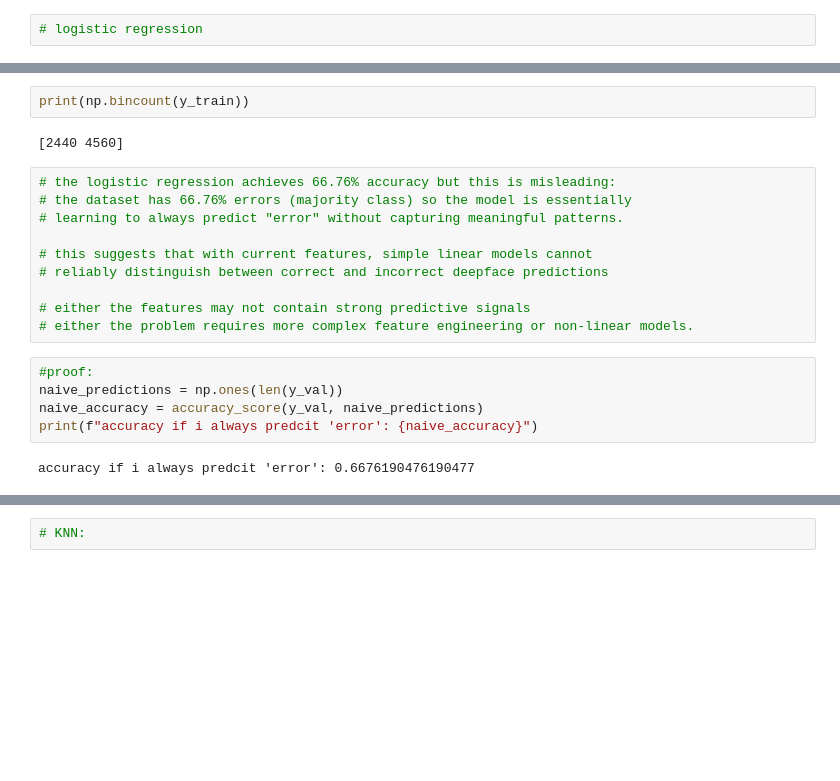
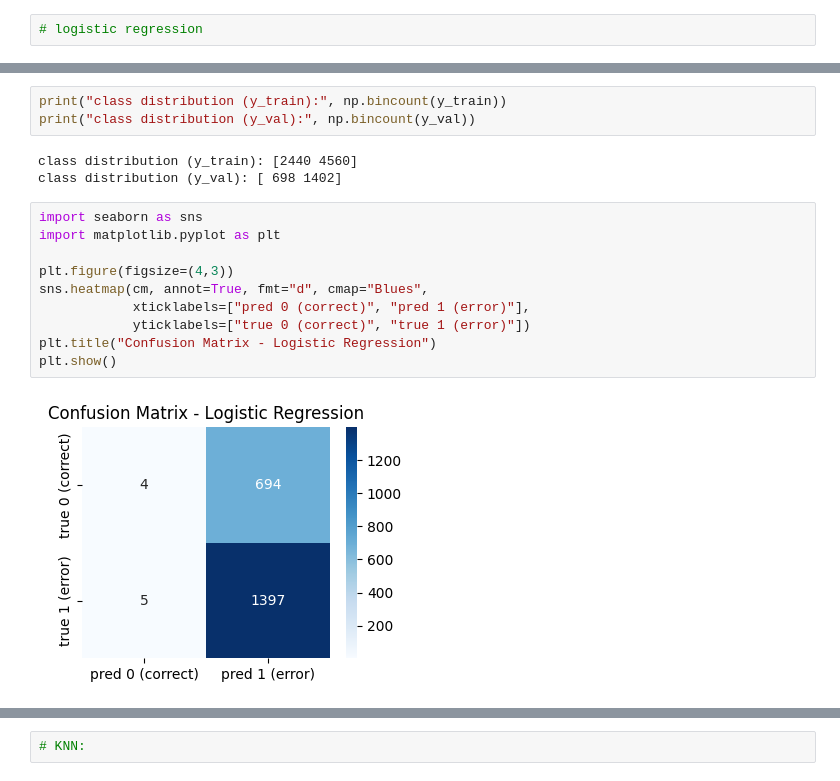
Before and after one commit to leobideau/capestone-fairness-audit, a Jupyter notebook: notebooks/05_ML_error_prediction.ipynb, the cells around one changed output, grey strips where cells are left out. Drawn from its saved outputs; the diff is of its cells as text; blank space fills up the shorter version.

```diff
--- a/notebooks/05_ML_error_prediction.ipynb
+++ b/notebooks/05_ML_error_prediction.ipynb
@@ -71,21 +112,18 @@ class balance val: [ 698 1402]
 # %%
-print(np.bincount(y_train))
+print("class distribution (y_train):", np.bincount(y_train))
+print("class distribution (y_val):", np.bincount(y_val))
 # %% [output]
-[2440 4560]
+class distribution (y_train): [2440 4560]
+class distribution (y_val): [ 698 1402]
-# %%
-# the logistic regression achieves 66.76% accuracy but this is misleading:
-# the dataset has 66.76% errors (majority class) so the model is essentially
-# learning to always predict "error" without capturing meaningful patterns.
-
-# this suggests that with current features, simple linear models cannot
-# reliably distinguish between correct and incorrect deepface predictions
-
-# either the features may not contain strong predictive signals
-# either the problem requires more complex feature engineering or non-linear models.
-# %%
-#proof:
-naive_predictions = np.ones(len(y_val))
-naive_accuracy = accuracy_score(y_val, naive_predictions)
-print(f"accuracy if i always predcit 'error': {naive_accuracy}")
-# %% [output]
-accuracy if i always predcit 'error': 0.6676190476190477
+# %%
+import seaborn as sns
+import matplotlib.pyplot as plt
+
+plt.figure(figsize=(4,3))
+sns.heatmap(cm, annot=True, fmt="d", cmap="Blues",
+            xticklabels=["pred 0 (correct)", "pred 1 (error)"],
+            yticklabels=["true 0 (correct)", "true 1 (error)"])
+plt.title("Confusion Matrix - Logistic Regression")
+plt.show()
+# %% [output]
+[figure, added]
```
Also changed, not shown: parts of 15 cells of this notebook.
